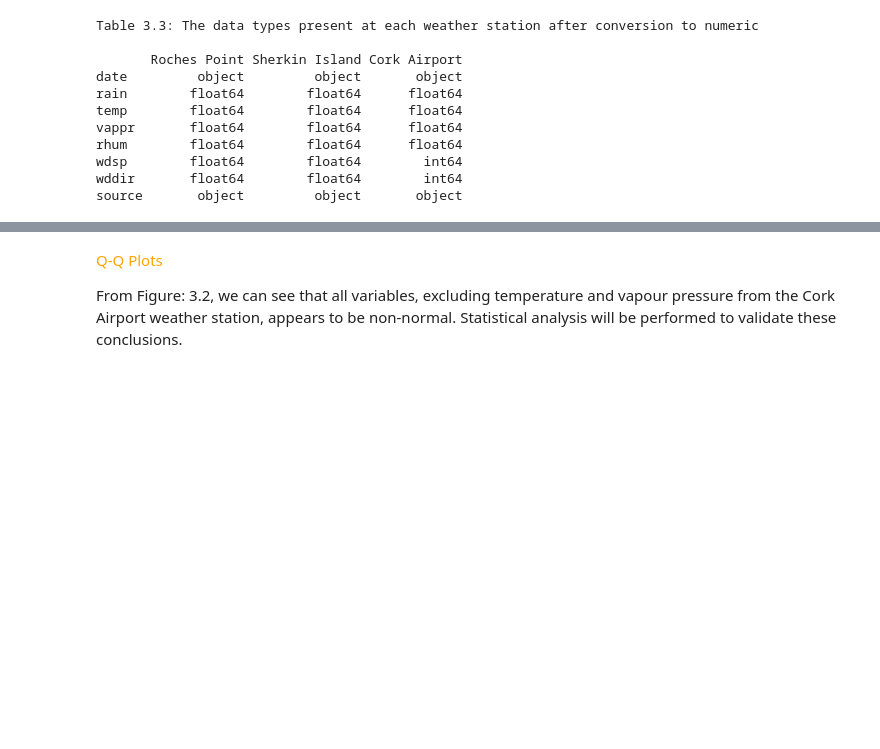
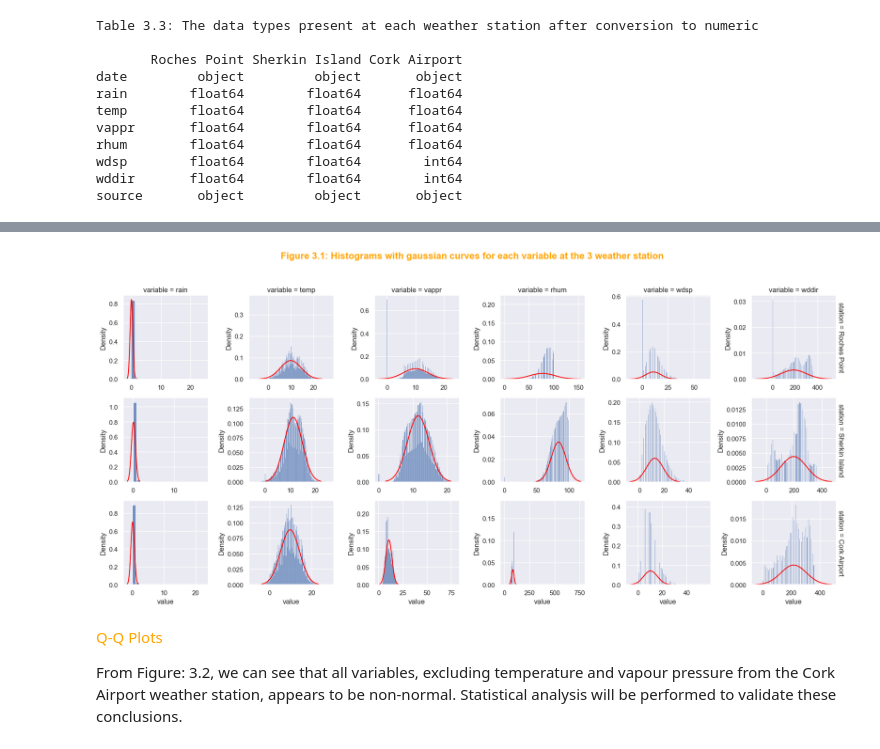
Before and after one commit to Laura6826/PFDA-project, a Jupyter notebook: wind_project.ipynb, the cells around one changed output, grey strips where cells are left out. Saved outputs shown, nothing was run; the diff lists cells and outputs as text; code cells hidden in the pictures; blank space fills up the shorter version.

```diff
--- a/wind_project.ipynb
+++ b/wind_project.ipynb
@@ -315,3 +332,39 @@ plt.show()
+# %%
+import pandas as pd
+import numpy as np
+import seaborn as sns
+import matplotlib.pyplot as plt
+from scipy.stats import norm
+
+# Combine the DataFrames into one with an additional column for the station name
+dfrp['station'] = 'Roches Point'
+dfs['station'] = 'Sherkin Island'
+dfca['station'] = 'Cork Airport'
+combined_df = pd.concat([dfrp, dfs, dfca])
+
+# Melt the DataFrame to long format for FacetGrid
+melted_df = combined_df.melt(id_vars=['station'], value_vars=['rain', 'temp', 'vappr', 'rhum', 'wdsp', 'wddir'])
+
+# Create the FacetGrid
+g = sns.FacetGrid(melted_df, col='variable', row='station', margin_titles=True, sharex=False, sharey=False)
+
+# Map the histogram with Gaussian curve
+def plot_histogram_with_gaussian(data, **kwargs):
+    ax = plt.gca()
+    sns.histplot(data, kde=False, stat="density", **kwargs)
+    mean = np.mean(data)
+    std = np.std(data)
+    x = np.linspace(mean - 3*std, mean + 3*std, 100)
+    ax.plot(x, norm.pdf(x, mean, std), color='red')
+
+g.map(plot_histogram_with_gaussian, 'value')
+
+g.figure.suptitle('Figure 3.1: Histograms with gaussian curves for each variable at the 3 weather station', fontsize=16, fontweight='bold', color= 'orange')
+plt.tight_layout(rect=[0, 0.03, 1, 0.95])
+plt.savefig('images/histograms_with_gaussian.png')
+plt.show()
+# %% [output]
+[figure, added]
 # %% [markdown]
 <span style="color:orange"> Q-Q Plots <span>
 
```
Also changed, not shown: parts of 18 cells of this notebook, 4 other files.
